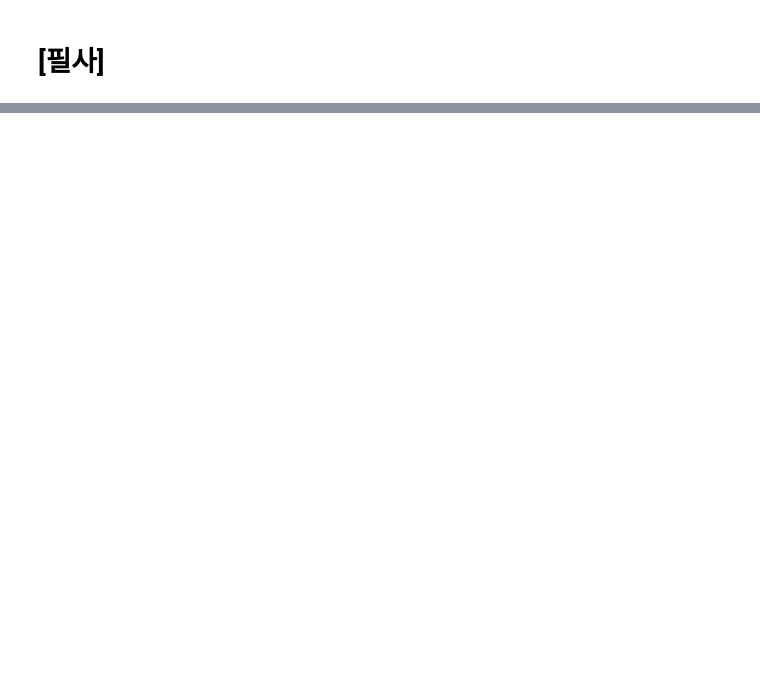
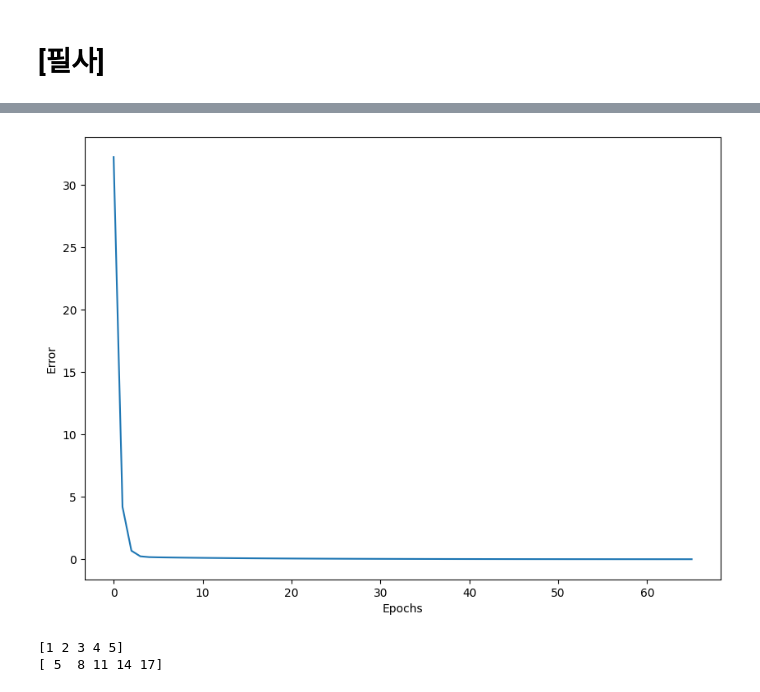
Before and after one commit to ljm524/esaa24-2, a Jupyter notebook: esaa_hw1108.ipynb, the cells around one changed output, grey strips where cells are left out. Saved outputs shown, nothing was run; the diff lists cells and outputs as text; code cells hidden in the pictures; blank space fills up the shorter version.

```diff
--- a/esaa_hw1108.ipynb
+++ b/esaa_hw1108.ipynb
@@ -619,0 +100,33 @@ Glory (1989) : 4.07887165526957
+# %%
+# 최대 반복 횟수
+num_epoch = 1000
+
+# 학습율 (learning_rate)
+learning_rate = 0.005
+
+# 에러 기록
+errors = []
+
+# random 한 값으로 w, b를 초기화 합니다.
+w = np.random.uniform(low=0.0, high=1.0)
+b = np.random.uniform(low=0.0, high=1.0)
+
+for epoch in range(num_epoch):
+    # Hypothesis 정의
+    y_hat = w * x + b
+
+    # Loss Function 정의
+    error = 0.5*((y_hat - y) ** 2).sum()
+    if error < 0.005:
+        break
+    # Gradient 미분 계산
+    w = w - learning_rate * ((y_hat - y) * x).sum()
+    b = b - learning_rate * (y_hat - y).sum()
+
+    errors.append(error)
+
+    if epoch % 5 == 0:
+        print("{0:2} w = {1:.5f}, b = {2:.5f} error = {3:.5f}".format(epoch, w, b, error))
+
+print("----" * 15)
+print("{0:2} w = {1:.1f}, b = {2:.1f} error = {3:.5f}".format(epoch, w, b, error))
@@ -619,0 +150,22 @@ Glory (1989) : 4.07887165526957
+# %%
+plt.figure(figsize=(10, 7))
+plt.plot(errors)
+plt.xlabel('Epochs')
+plt.ylabel('Error')
+plt.show()
+# %% [output]
+[figure, added]
+# %%
+
+import numpy as np
+
+# 샘플 데이터셋 생성
+x = np.arange(1, 6)
+
+# y = 3x + 2
+y = 3 * x + 2
+print(x)
+print(y)
+# %% [output]
+[1 2 3 4 5]
+[ 5  8 11 14 17]
```
Also changed, not shown: parts of 97 cells of this notebook.
